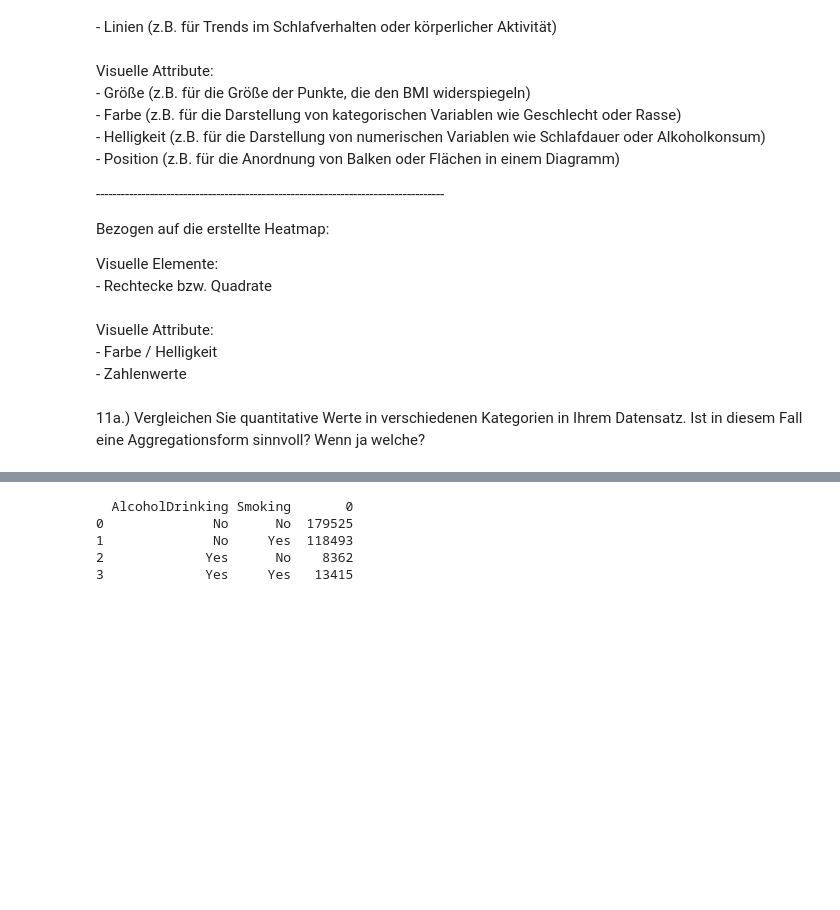
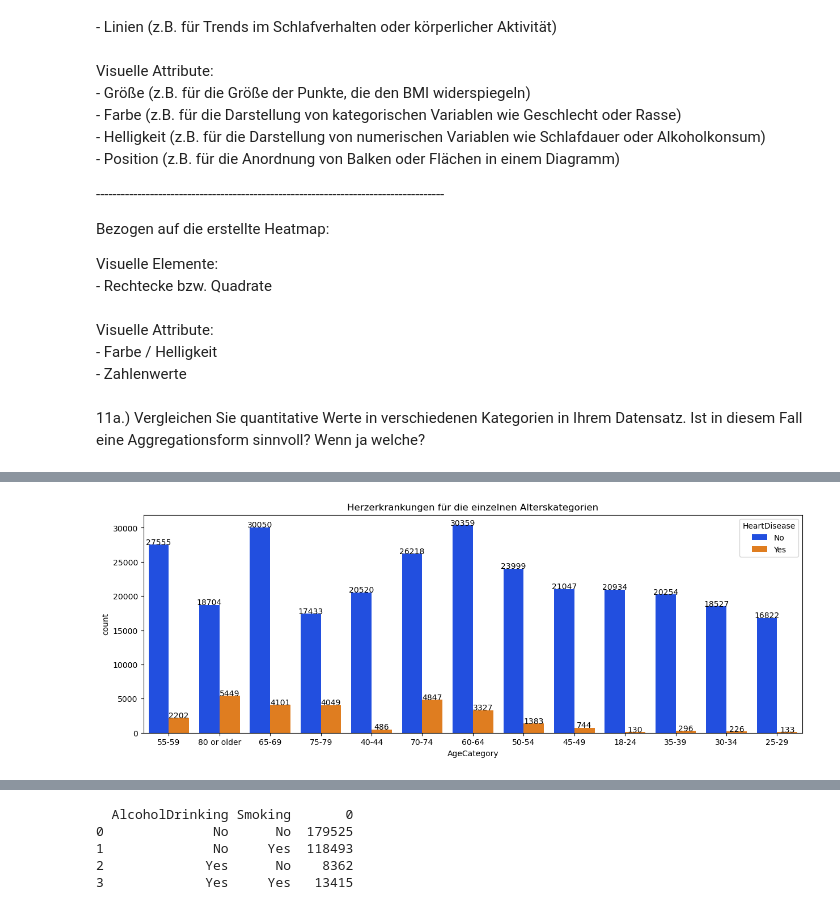
Before and after one commit to markus-senger/InfoVis-Project, a Jupyter notebook: heartDisease_infoVisProject.ipynb, the cells around one changed output, grey strips where cells are left out. Saved outputs shown, nothing was run; the diff lists cells and outputs as text; code cells hidden in the pictures; blank space fills up the shorter version.

```diff
--- a/heartDisease_infoVisProject.ipynb
+++ b/heartDisease_infoVisProject.ipynb
@@ -469 +533,15 @@ chart
+# %%
+# Herzerkrankungen und Schlaganfall
+
+fig, ax1 = plt.subplots(figsize=(15,5))
+graph = sns.countplot(ax=ax1,x = df["AgeCategory"] , data = df,hue='HeartDisease',palette='bright')
+graph.set_xticklabels(graph.get_xticklabels(),rotation=0)
+for p in graph.patches:
+    height = p.get_height()
+    graph.text(p.get_x()+p.get_width()/2., height + 0.1, height, ha="center")
+
+graph.set(title='Herzerkrankungen für die einzelnen Alterskategorien')
+plt.show()
+# %% [output]
+[figure, added]
 # %%
```
Also changed, not shown: parts of 13 cells of this notebook.
